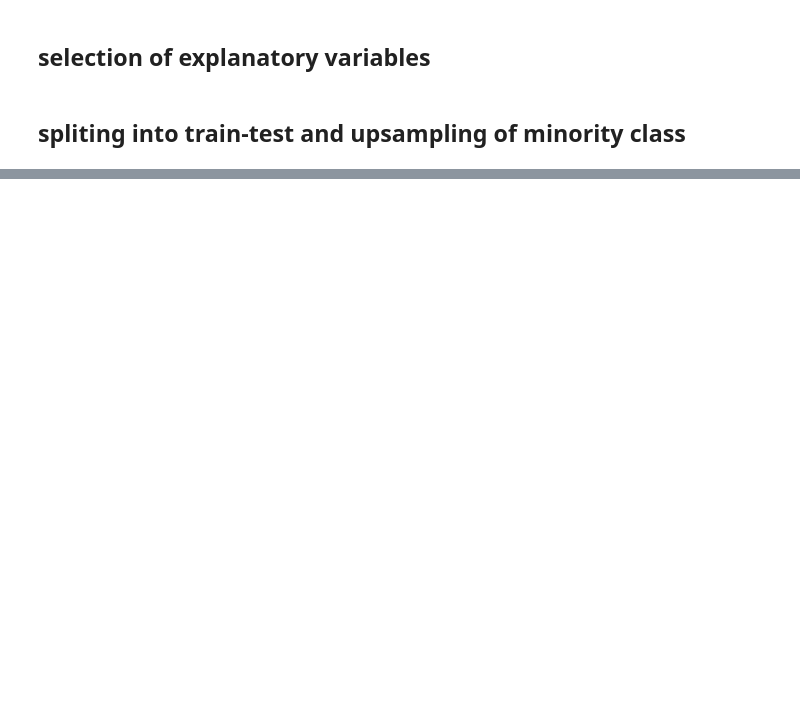
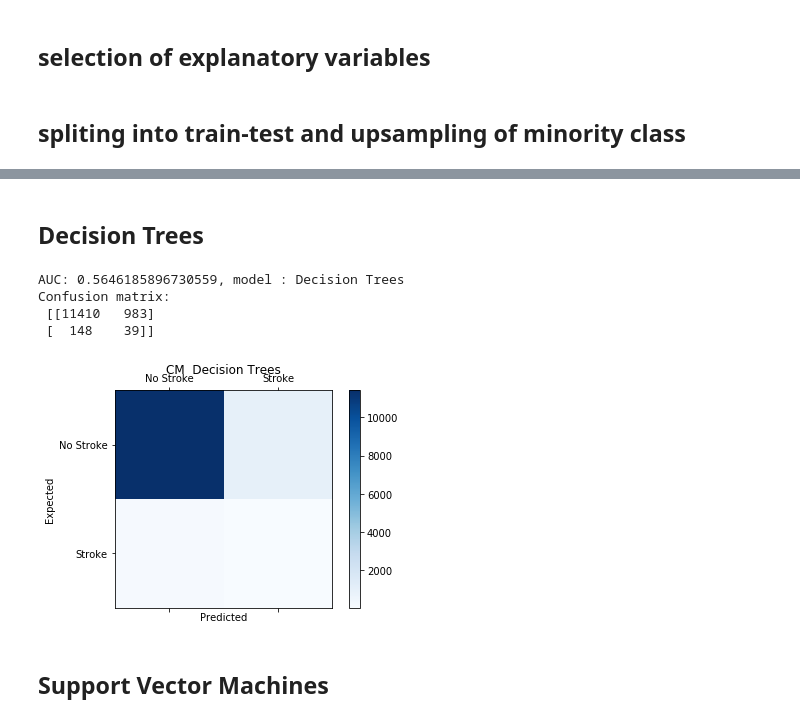
Before and after one commit to marcinszwagrzyk/Stroke_prediction, a Jupyter notebook: Stroke_prediction.ipynb, the cells around one changed output, grey strips where cells are left out. Saved outputs shown, nothing was run; the diff lists cells and outputs as text; code cells hidden in the pictures; blank space fills up the shorter version.

```diff
--- a/Stroke_prediction.ipynb
+++ b/Stroke_prediction.ipynb
@@ -307,0 +240,21 @@ ABS_SHAP(shap_values, X_train)
+# %% [markdown]
+## Decision Trees
+# %%
+criterion = ['gini', 'entropy']
+max_depth = [1, 2,4,6,8,12,18]
+
+# Create a dictionary of all the parameter options
+parameters = dict(decisiontree__criterion=criterion,  decisiontree__max_depth=max_depth)
+
+dec_trees_random = DecisionTreeClassifier(random_state=0)
+
+clf = GridSearchCV(dec_trees_random, parameters)
+modeling(X_train_res, X_test, y_train_res, y_test, df, dec_trees_random, 'Decision Trees', variables_short)
+# %% [output]
+AUC: 0.5646185896730559, model : Decision Trees
+Confusion matrix:
+ [[11410   983]
+ [  148    39]]
+[figure, added]
+# %% [markdown]
+##  Support Vector Machines
```
Also changed, not shown: parts of 16 cells of this notebook.
